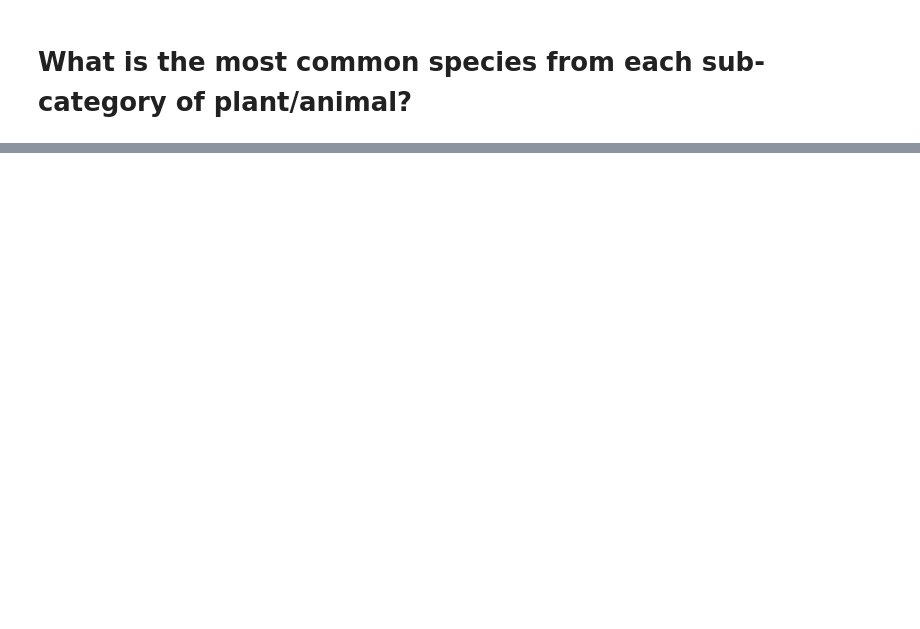
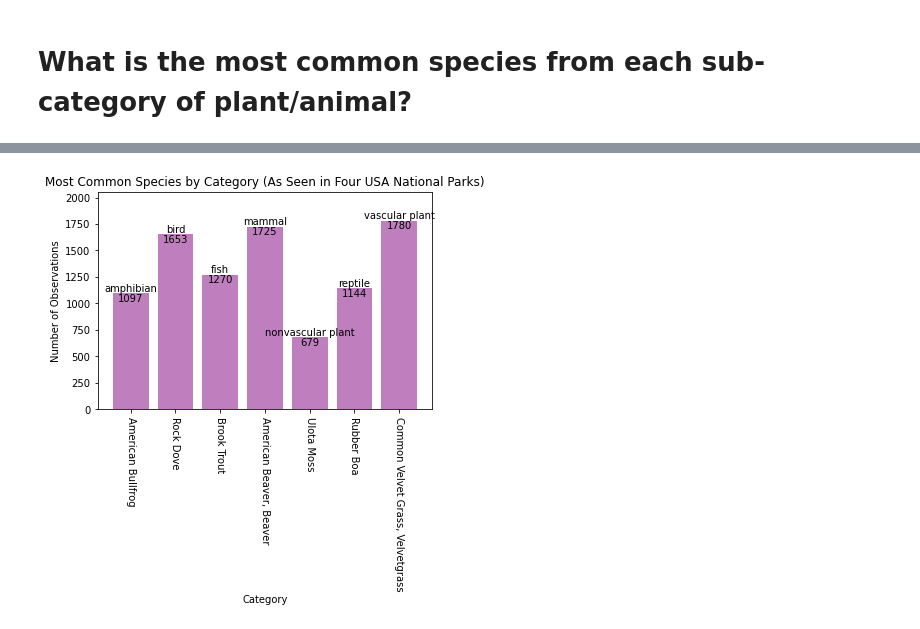
Before and after one commit to zarzarbinks0702/Biodiversity-In-National-Parks, a Jupyter notebook: biodiversity.ipynb, the cells around one changed output, grey strips where cells are left out. Drawn from its saved outputs; the diff is of its cells as text; code cells hidden in the pictures; blank space fills up the shorter version.

Commit message:
update images

```diff
--- a/biodiversity.ipynb
+++ b/biodiversity.ipynb
@@ -154,0 +155,20 @@ most_common_species_df
+# %%
+x_axis = np.arange(len(category_df_list))
+y_axis = most_common_species_df['total_observations']
+plt.bar(x_axis, y_axis, color='#800080', alpha=0.5, align="center")
+
+for i in range(len(y_axis)):
+    plt.annotate(str(categories[i]), xy=(x_axis[i],y_axis[i]), ha='center', va='bottom')
+    plt.annotate(str(y_axis[i]), xy=(x_axis[i],y_axis[i]), ha='center', va='top')
+plt.ylim(0, max(y_axis)+275)
+tick_locations = [value for value in x_axis]
+plt.xticks(tick_locations, most_common_species_df['common_names'], rotation=-90)
+plt.title("Most Common Species by Category (As Seen in Four USA National Parks)")
+plt.xlabel("Category")
+plt.ylabel("Number of Observations")
+
+plt.savefig("Images/common_species_by_category.png", bbox_inches="tight")
+
+plt.show()
+# %% [output]
+[figure, added]
```
Also changed, not shown: parts of 3 cells of this notebook, 2 other files.
